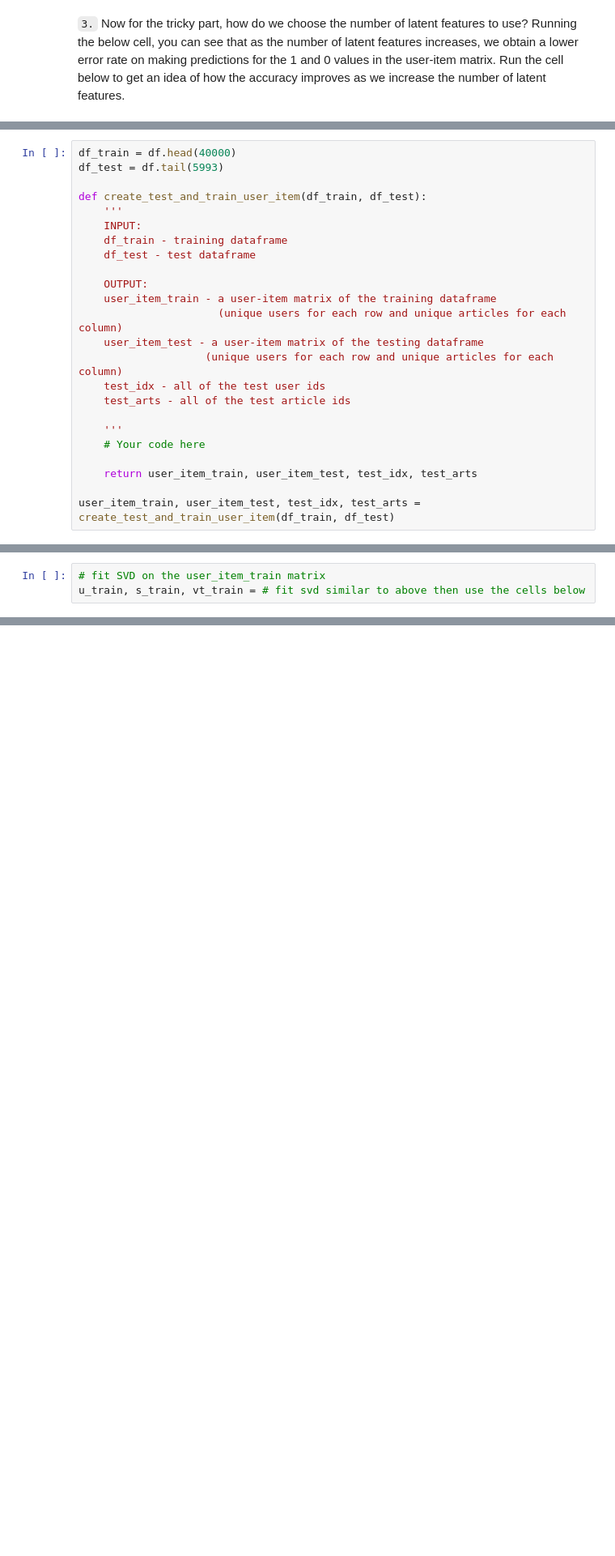
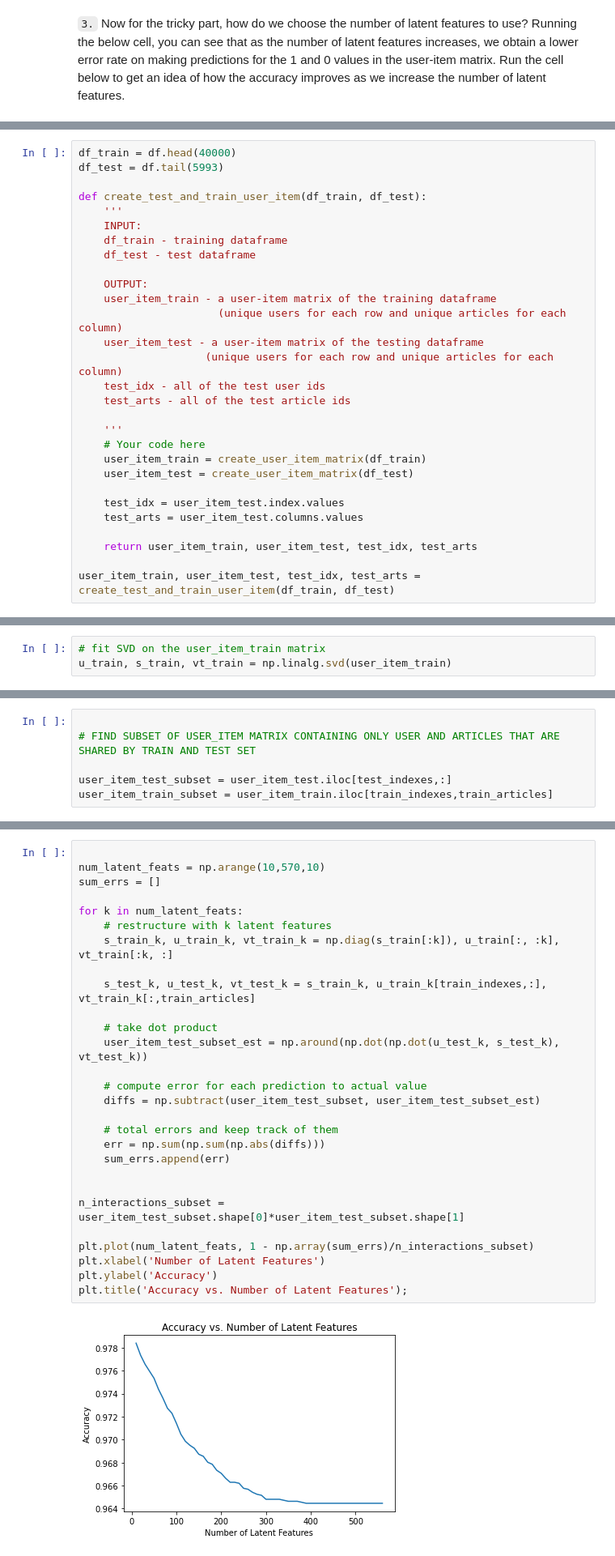
Before and after one commit to agpt8/recommendations-with-ibm, a Jupyter notebook: Recommendations_with_IBM.ipynb, the cells around one changed output, grey strips where cells are left out. Shown: that part at 81% size. Saved outputs shown, nothing was run; the diff lists cells and outputs as text; blank space fills up the shorter version.

```diff
--- a/Recommendations_with_IBM.ipynb
+++ b/Recommendations_with_IBM.ipynb
@@ -787,6 +787,11 @@ def create_test_and_train_user_item(df_train, df_test):
 
     '''
     # Your code here
+    user_item_train = create_user_item_matrix(df_train)
+    user_item_test = create_user_item_matrix(df_test)
+
+    test_idx = user_item_test.index.values
+    test_arts = user_item_test.columns.values
 
     return user_item_train, user_item_test, test_idx, test_arts
 
@@ -814,3 +860,3 @@ Use the cells below to explore how well SVD works towards making predictions for
 # %%
 # fit SVD on the user_item_train matrix
-u_train, s_train, vt_train = # fit svd similar to above then use the cells below
+u_train, s_train, vt_train = np.linalg.svd(user_item_train)
@@ -819,0 +863,6 @@ u_train, s_train, vt_train = # fit svd similar to above then use the cells below
+# %%
+
+# FIND SUBSET OF USER_ITEM MATRIX CONTAINING ONLY USER AND ARTICLES THAT ARE SHARED BY TRAIN AND TEST SET
+
+user_item_test_subset = user_item_test.iloc[test_indexes,:]
+user_item_train_subset = user_item_train.iloc[train_indexes,train_articles]
@@ -820,2 +871,32 @@ u_train, s_train, vt_train = # fit svd similar to above then use the cells below
+# %%
+
+num_latent_feats = np.arange(10,570,10)
+sum_errs = []
+
+for k in num_latent_feats:
+    # restructure with k latent features
+    s_train_k, u_train_k, vt_train_k = np.diag(s_train[:k]), u_train[:, :k], vt_train[:k, :]
+
+    s_test_k, u_test_k, vt_test_k = s_train_k, u_train_k[train_indexes,:], vt_train_k[:,train_articles]
+
+    # take dot product
+    user_item_test_subset_est = np.around(np.dot(np.dot(u_test_k, s_test_k), vt_test_k))
+
+    # compute error for each prediction to actual value
+    diffs = np.subtract(user_item_test_subset, user_item_test_subset_est)
+
+    # total errors and keep track of them
+    err = np.sum(np.sum(np.abs(diffs)))
+    sum_errs.append(err)
+
+
+n_interactions_subset = user_item_test_subset.shape[0]*user_item_test_subset.shape[1]
+
+plt.plot(num_latent_feats, 1 - np.array(sum_errs)/n_interactions_subset)
+plt.xlabel('Number of Latent Features')
+plt.ylabel('Accuracy')
+plt.title('Accuracy vs. Number of Latent Features');
+# %% [output]
+[figure, added]
 # %% [markdown]
 `6.` Use the cell below to comment on the results you found in the previous question. Given the circumstances of your results, discuss what you might do to determine if the recommendations you make with any of the above recommendation systems are an improvement to how users currently find articles?
```
Also changed, not shown: parts of 9 cells of this notebook.
